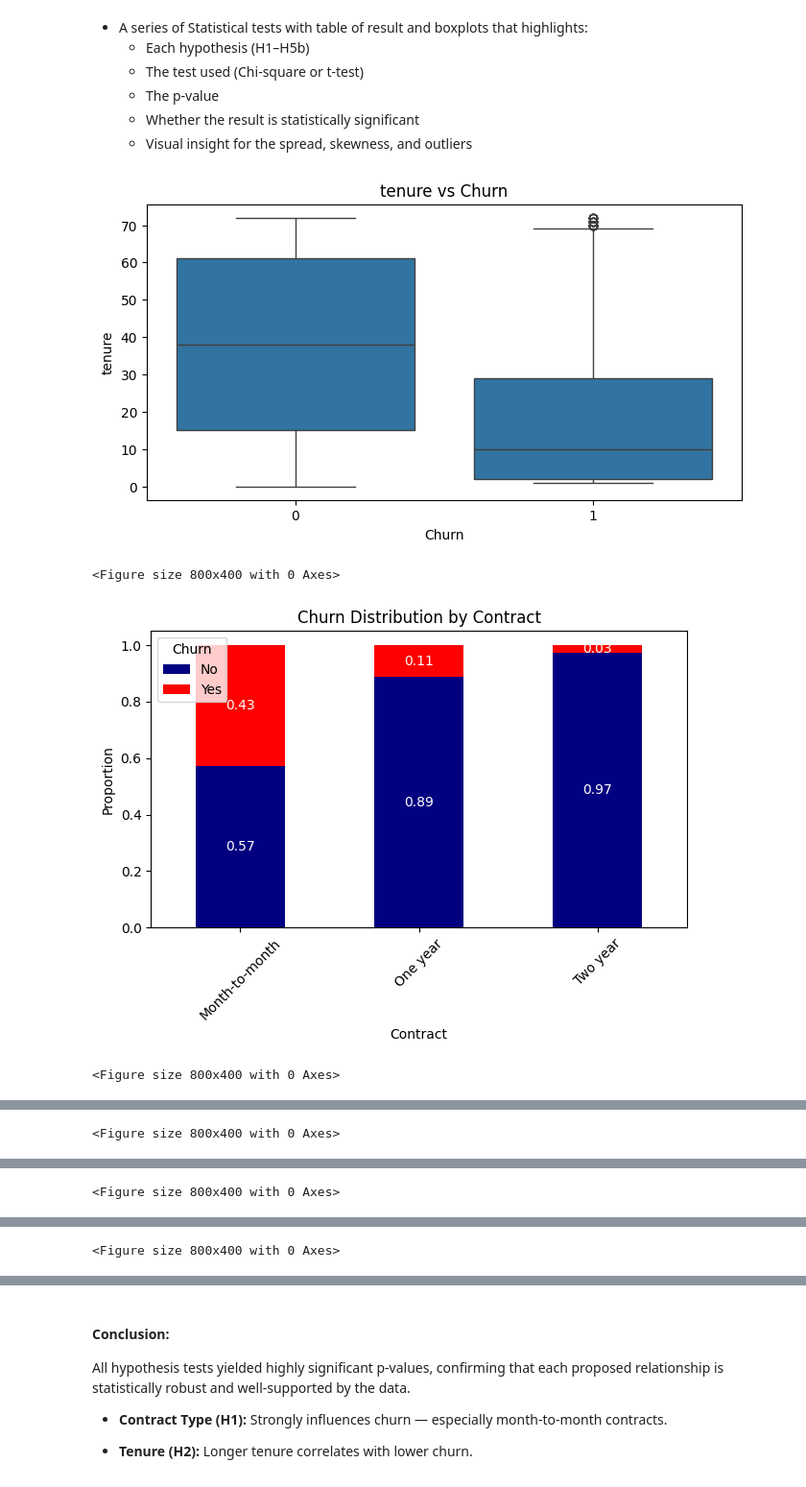
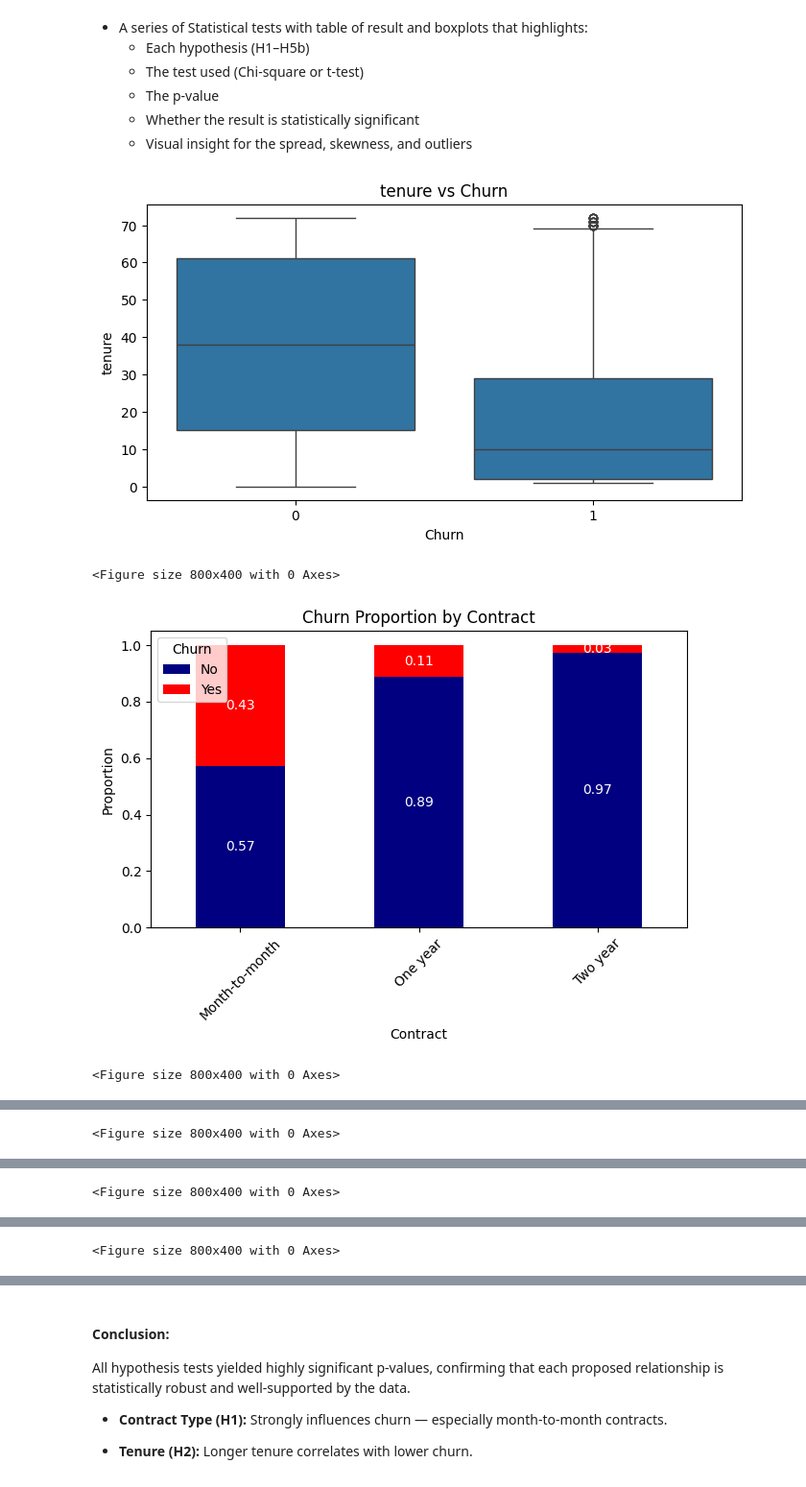
Before and after one commit to ka-kwok/telecom-churn-ml-prediction, a Jupyter notebook: jupyter_notebooks/3.data_visualization.ipynb, the cells around one changed output, grey strips where cells are left out. Shown at 96% size. Drawn from its saved outputs; the diff is of its cells as text; code cells hidden in the pictures.

```diff
--- a/jupyter_notebooks/3.data_visualization.ipynb
+++ b/jupyter_notebooks/3.data_visualization.ipynb
@@ -452,33 +465,33 @@ categorical_features = [
     "TechSupport", "SeniorCitizen"
 ]
 
 for feature in categorical_features:
     plt.figure(figsize=(8, 4))
     churn_rate = df.groupby(feature)["Churn"].value_counts(normalize=True).unstack().fillna(0)
     churn_rate.plot(kind="bar", stacked=True, color=["navy", "red"])
-    plt.title(f"Churn Distribution by {feature}")
+    plt.title(f"Churn Proportion by {feature}")
     plt.ylabel("Proportion")
     plt.xticks(rotation=45)
     plt.legend(title="Churn", labels=["No", "Yes"])
     for container in plt.gca().containers:
         plt.gca().bar_label(container, fmt='%.2f', label_type='center', fontsize=10, color='white')
     plt.tight_layout()
     plt.show()
 
 # -----------------------------
 # Summary
 # -----------------------------
 results = pd.DataFrame({
     "Hypothesis": ["H1: Contract Type", "H2: Tenure", "H3: SeniorCitizen",
                    "H4: InternetService", "H5a: OnlineSecurity", "H5b: TechSupport"],
     "Test": ["Chi-square", test_h2, "Chi-square", "Chi-square", "Chi-square", "Chi-square"],
     "p-value": [p_h1, p_h2, p_h3, p_h4, p_h5a, p_h5b],
     "Significant (<0.05)": [p < 0.05 for p in [p_h1, p_h2, p_h3, p_h4, p_h5a, p_h5b]]
 })
 
 results
 # %% [output]
 [figure]
 <Figure size 800x400 with 0 Axes>
-[figure, old version]
+[figure, new version]
 <Figure size 800x400 with 0 Axes>
```
Also changed, not shown: parts of 10 cells of this notebook.
